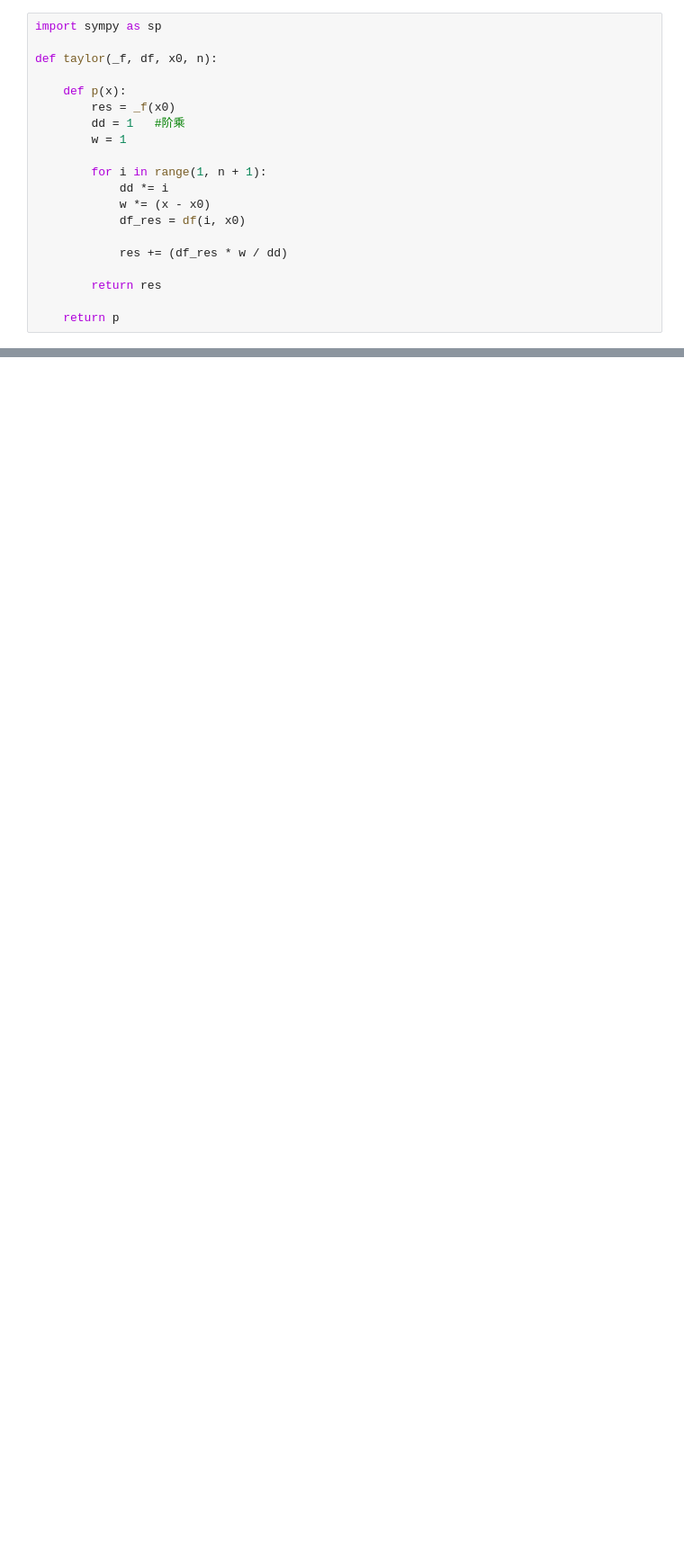
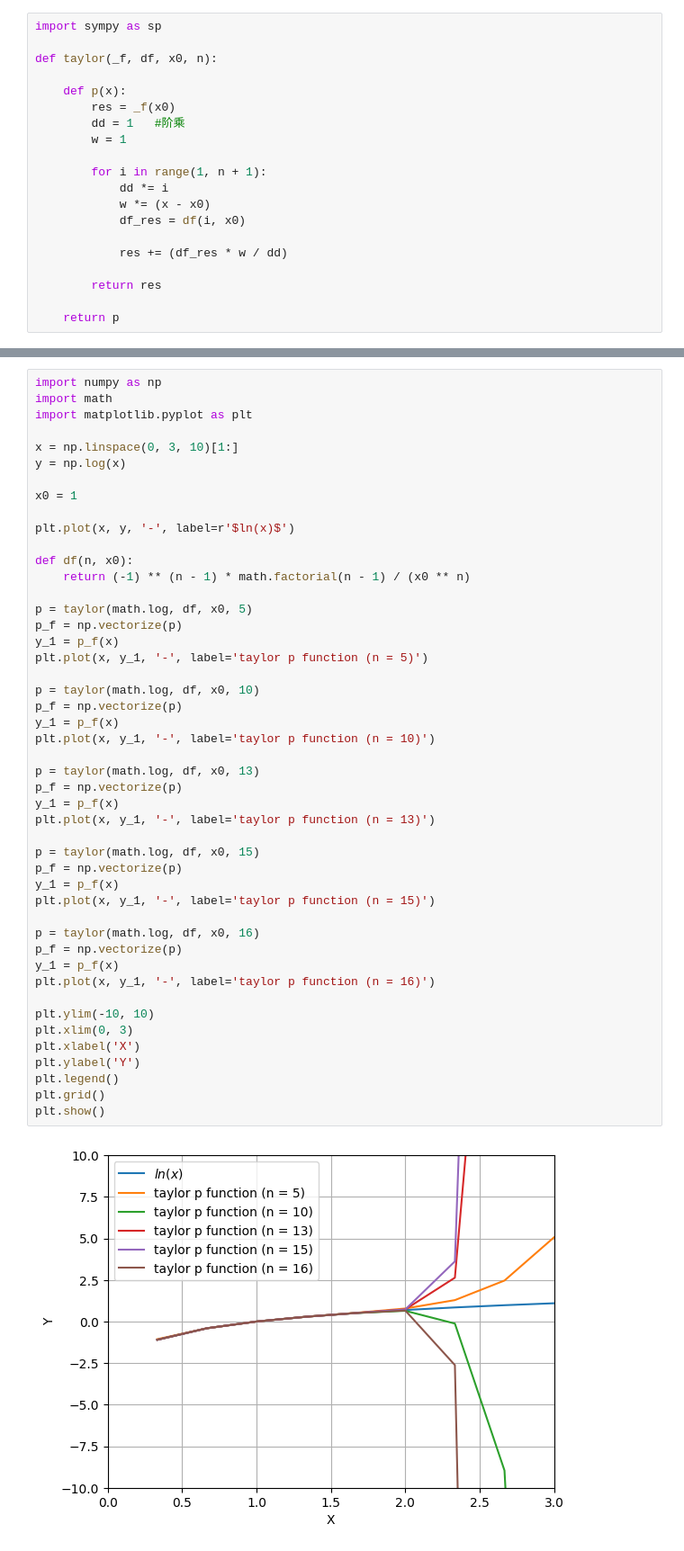
Before and after one commit to xiaochuan-dev/numerical-analysis, a Jupyter notebook: taylor_insert.ipynb, the cells around one changed output, grey strips where cells are left out. Shown at 90% size. Saved outputs shown, nothing was run; the diff lists cells and outputs as text; blank space fills up the shorter version.

```diff
--- a/taylor_insert.ipynb
+++ b/taylor_insert.ipynb
@@ -60,0 +79,49 @@ plt.show()
+# %%
+import numpy as np
+import math
+import matplotlib.pyplot as plt
+
+x = np.linspace(0, 3, 10)[1:]
+y = np.log(x)
+
+x0 = 1
+
+plt.plot(x, y, '-', label=r'$ln(x)$')
+
+def df(n, x0):
+    return (-1) ** (n - 1) * math.factorial(n - 1) / (x0 ** n)
+
+p = taylor(math.log, df, x0, 5)
+p_f = np.vectorize(p)
+y_1 = p_f(x)
+plt.plot(x, y_1, '-', label='taylor p function (n = 5)')
+
+p = taylor(math.log, df, x0, 10)
+p_f = np.vectorize(p)
+y_1 = p_f(x)
+plt.plot(x, y_1, '-', label='taylor p function (n = 10)')
+
+p = taylor(math.log, df, x0, 13)
+p_f = np.vectorize(p)
+y_1 = p_f(x)
+plt.plot(x, y_1, '-', label='taylor p function (n = 13)')
+
+p = taylor(math.log, df, x0, 15)
+p_f = np.vectorize(p)
+y_1 = p_f(x)
+plt.plot(x, y_1, '-', label='taylor p function (n = 15)')
+
+p = taylor(math.log, df, x0, 16)
+p_f = np.vectorize(p)
+y_1 = p_f(x)
+plt.plot(x, y_1, '-', label='taylor p function (n = 16)')
+
+plt.ylim(-10, 10)
+plt.xlim(0, 3)
+plt.xlabel('X')
+plt.ylabel('Y')
+plt.legend()
+plt.grid()
+plt.show()
+# %% [output]
+[figure, added]
```
Also changed, not shown: parts of 2 cells of this notebook.
